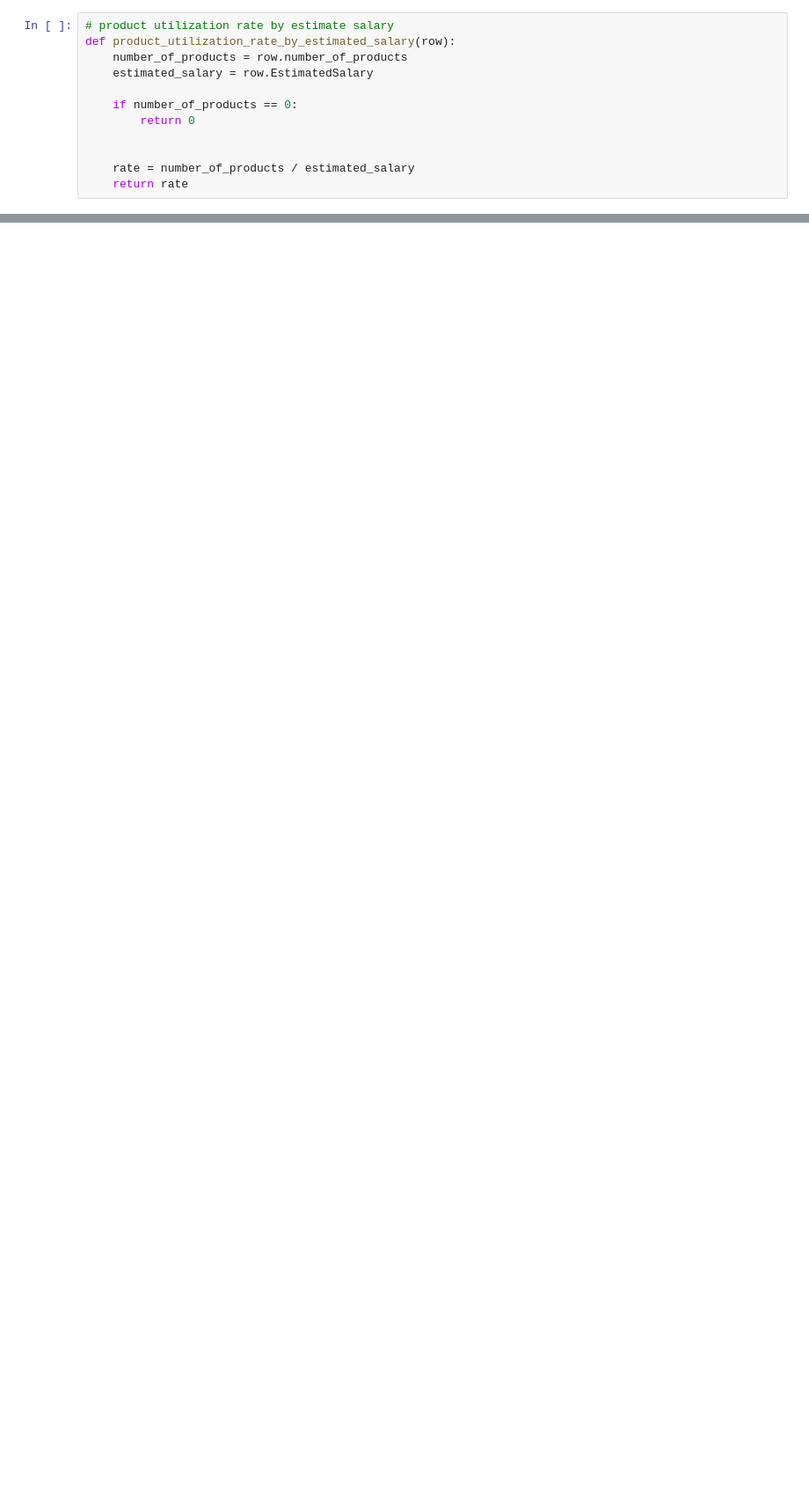
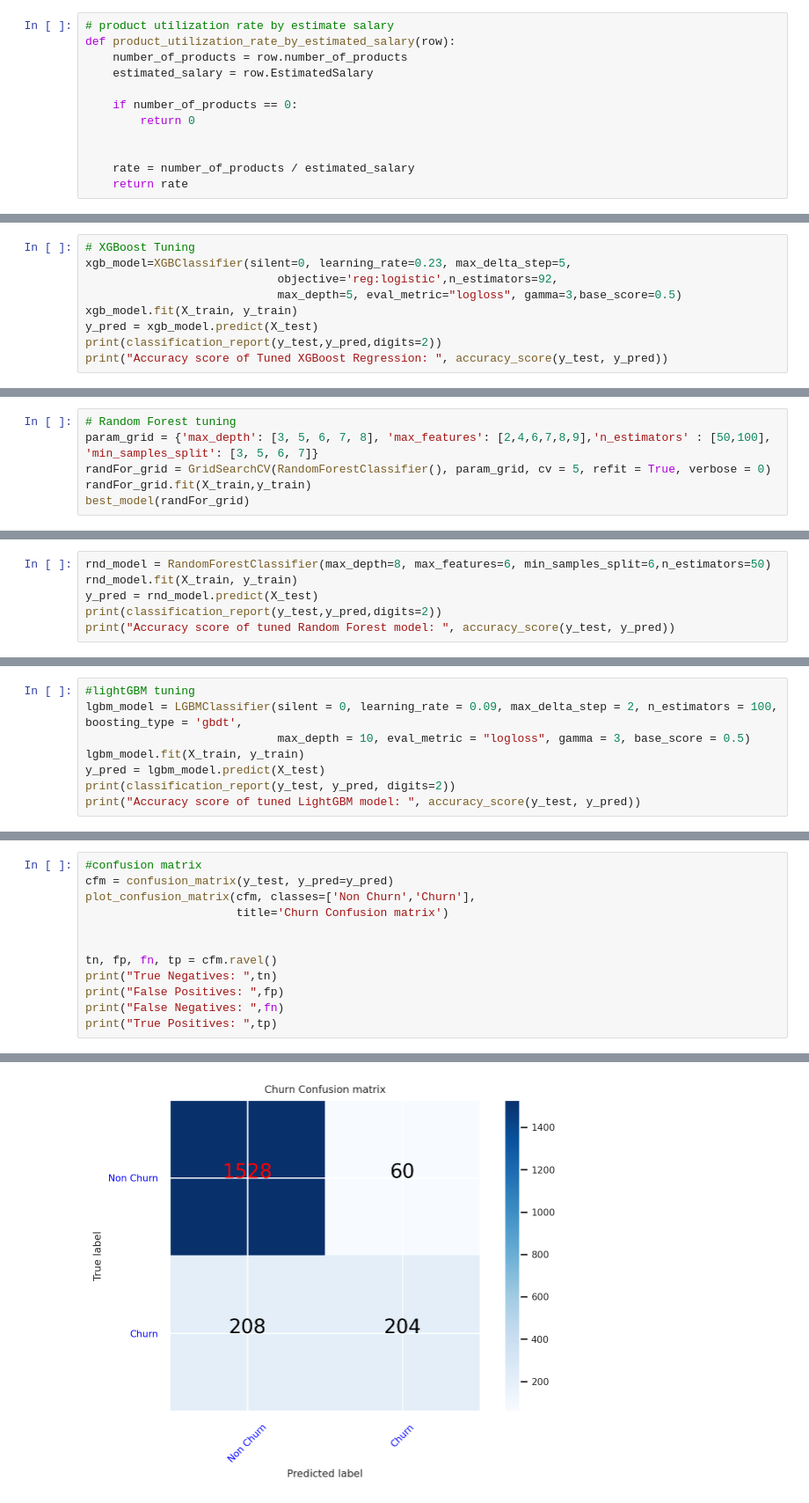
Before and after one commit to josephcabezas/JPMorgan-Chase-Bank-Churn-Analysis, a Jupyter notebook: bank_churn.ipynb, the cells around one changed output, grey strips where cells are left out. Shown at 88% size. Saved outputs shown, nothing was run; the diff lists cells and outputs as text; blank space fills up the shorter version.

```diff
--- a/bank_churn.ipynb
+++ b/bank_churn.ipynb
@@ -175,0 +666,9 @@ def countries_monthly_average_salaries(row):
+# %%
+# XGBoost Tuning
+xgb_model=XGBClassifier(silent=0, learning_rate=0.23, max_delta_step=5,
+                            objective='reg:logistic',n_estimators=92,
+                            max_depth=5, eval_metric="logloss", gamma=3,base_score=0.5)
+xgb_model.fit(X_train, y_train)
+y_pred = xgb_model.predict(X_test)
+print(classification_report(y_test,y_pred,digits=2))
+print("Accuracy score of Tuned XGBoost Regression: ", accuracy_score(y_test, y_pred))
@@ -175,0 +686,6 @@ def countries_monthly_average_salaries(row):
+# %%
+# Random Forest tuning
+param_grid = {'max_depth': [3, 5, 6, 7, 8], 'max_features': [2,4,6,7,8,9],'n_estimators' : [50,100], 'min_samples_split': [3, 5, 6, 7]}
+randFor_grid = GridSearchCV(RandomForestClassifier(), param_grid, cv = 5, refit = True, verbose = 0)
+randFor_grid.fit(X_train,y_train)
+best_model(randFor_grid)
@@ -175,0 +696,6 @@ def countries_monthly_average_salaries(row):
+# %%
+rnd_model = RandomForestClassifier(max_depth=8, max_features=6, min_samples_split=6,n_estimators=50)
+rnd_model.fit(X_train, y_train)
+y_pred = rnd_model.predict(X_test)
+print(classification_report(y_test,y_pred,digits=2))
+print("Accuracy score of tuned Random Forest model: ", accuracy_score(y_test, y_pred))
@@ -175,0 +713,8 @@ def countries_monthly_average_salaries(row):
+# %%
+#lightGBM tuning
+lgbm_model = LGBMClassifier(silent = 0, learning_rate = 0.09, max_delta_step = 2, n_estimators = 100, boosting_type = 'gbdt',
+                            max_depth = 10, eval_metric = "logloss", gamma = 3, base_score = 0.5)
+lgbm_model.fit(X_train, y_train)
+y_pred = lgbm_model.predict(X_test)
+print(classification_report(y_test, y_pred, digits=2))
+print("Accuracy score of tuned LightGBM model: ", accuracy_score(y_test, y_pred))
@@ -175,0 +739,13 @@ def countries_monthly_average_salaries(row):
+# %%
+#confusion matrix
+cfm = confusion_matrix(y_test, y_pred=y_pred)
+plot_confusion_matrix(cfm, classes=['Non Churn','Churn'],
+                      title='Churn Confusion matrix')
+
+
+tn, fp, fn, tp = cfm.ravel()
+print("True Negatives: ",tn)
+print("False Positives: ",fp)
+print("False Negatives: ",fn)
+print("True Positives: ",tp)
+# %% [output]
@@ -175,0 +759 @@ def countries_monthly_average_salaries(row):
+[figure, added]
```
Also changed, not shown: parts of 37 cells of this notebook.
